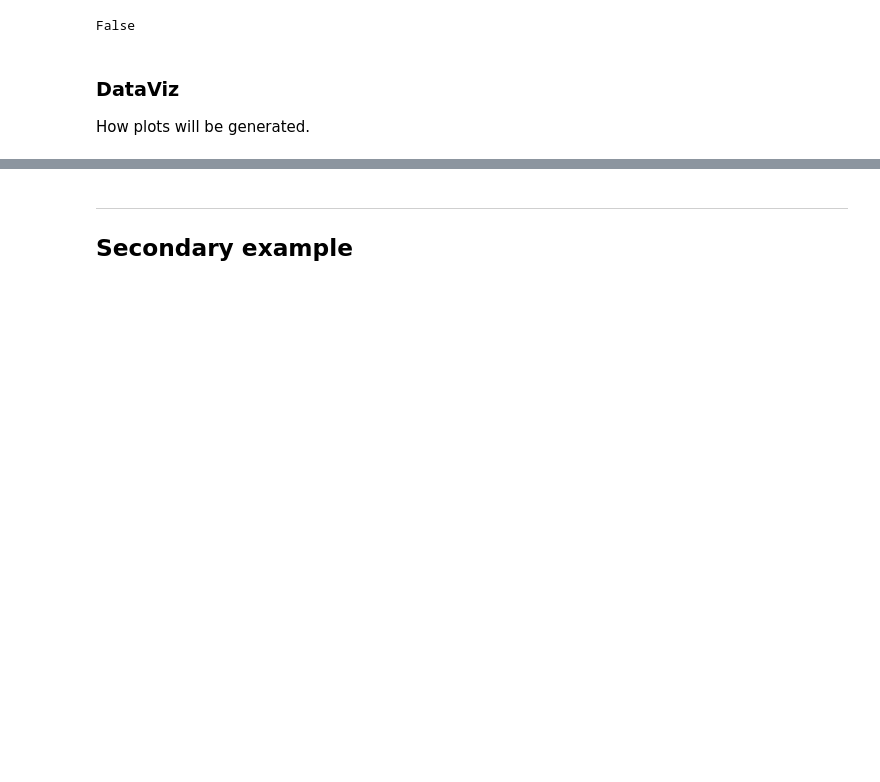
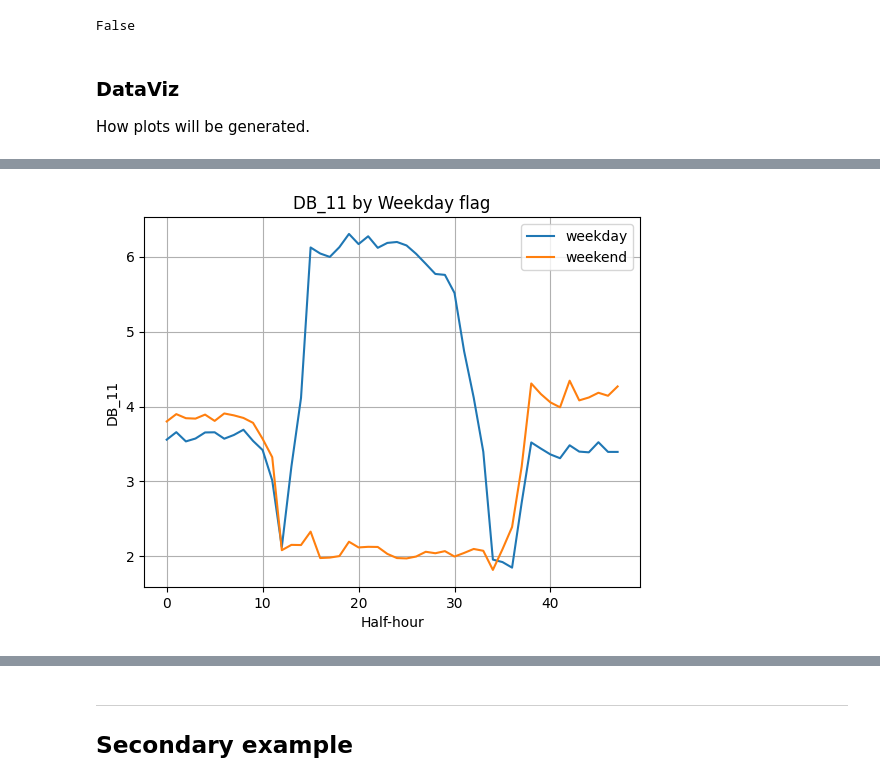
Before and after one commit to empowering-energy-solutions-ltd/e2sviz, a Jupyter notebook: notebooks/clean_demo.ipynb, the cells around one changed output, grey strips where cells are left out. Cells and saved outputs as stored; diff of their text form; code cells hidden in the pictures; blank space fills up the shorter version.

```diff
--- a/notebooks/clean_demo.ipynb
+++ b/notebooks/clean_demo.ipynb
@@ -186,0 +208,20 @@ grouped_class.column_meta_data.metadata['DB_11']
+# %%
+grouped = df.groupby('Weekday flag')
+
+fig, ax = plt.subplots()
+
+for name, group in grouped:
+    weekday_flag = name
+
+    ax.plot(group['Half-hour'], group['DB_11'], label=weekday_flag)
+
+ax.set_xlabel('Half-hour')
+ax.set_ylabel('DB_11')
+ax.set_title('DB_11 by Weekday flag')
+
+ax.legend()
+
+plt.grid()
+plt.show()
+# %% [output]
+[figure, added]
```
Also changed, not shown: parts of 16 cells of this notebook, 3 other files.
